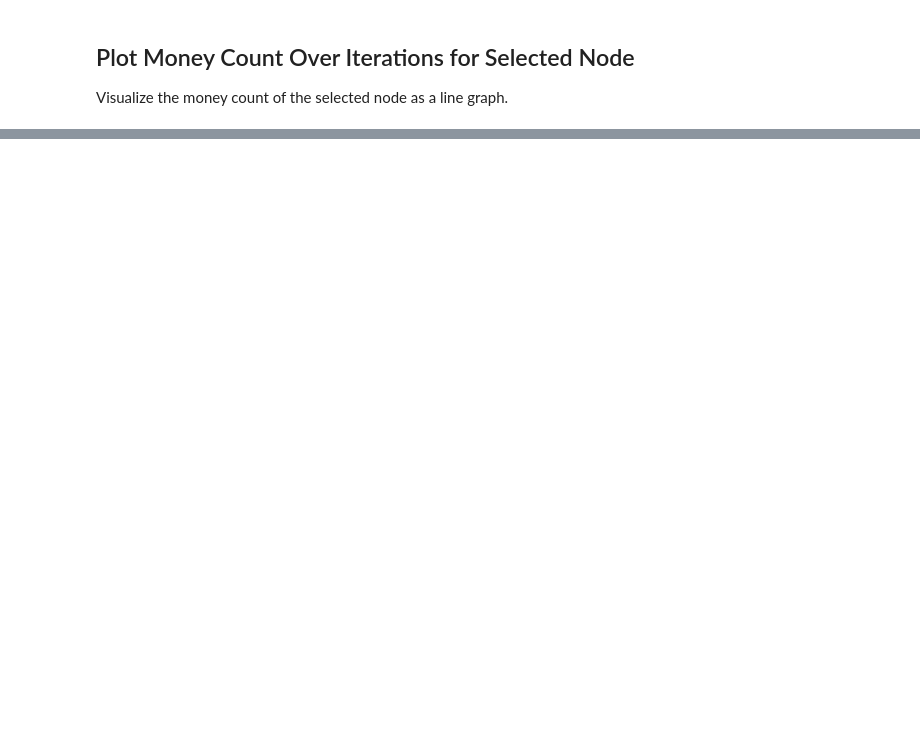
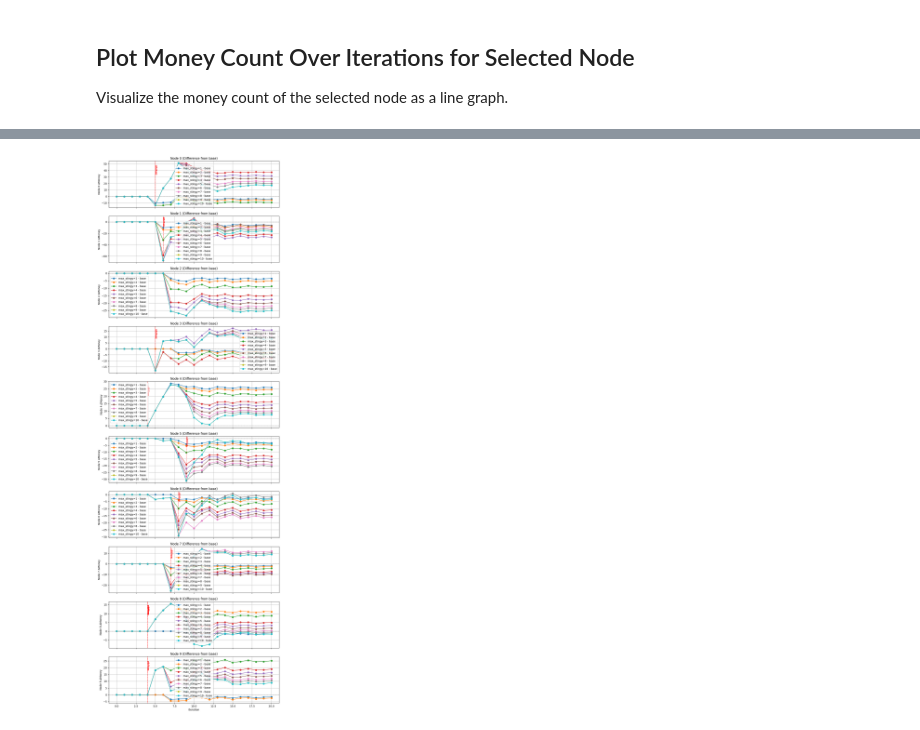
Before and after one commit to Josh-Yamada16/Networks-of-Poverty, a Jupyter notebook: networkSim/node_money_over_iterations.ipynb, the cells around one changed output, grey strips where cells are left out. Cells and saved outputs as stored; diff of their text form; code cells hidden in the pictures; blank space fills up the shorter version.

```diff
--- a/networkSim/node_money_over_iterations.ipynb
+++ b/networkSim/node_money_over_iterations.ipynb
@@ -72,0 +80,42 @@ plt.show()
+# %%
+# Plot the difference in money from the base (0 stingy behaviors) for every node in subplots, with markers for when each node becomes stingy
+base_history = all_money_histories[0]
+num_nodes = len(node_list)
+fig, axes = plt.subplots(num_nodes, 1, figsize=(10, 3*num_nodes), sharex=True)
+
+if num_nodes == 1:
+    axes = [axes]
+
+for i in range(num_nodes):
+    for max_stingy, money_history in all_money_histories.items():
+        if max_stingy == 0:
+            continue  # Skip base
+        diff = money_history[:, i] - base_history[:, i]
+        axes[i].plot(
+            range(diff.shape[0]),
+            diff,
+            marker='o',
+            label=f"max_stingy={max_stingy} - base"
+        )
+        # Find the first iteration where the node becomes stingy (self-loop appears)
+        sim = TokenSimulation(max_stingy_behaviors=max_stingy)
+        states, _, _ = sim.run_simulation(iterations=money_history.shape[0])
+        stingy_iter = None
+        for it, (graph, _) in enumerate(states):
+            if graph.has_edge(node_list[i], node_list[i]):
+                stingy_iter = it
+                break
+        if stingy_iter is not None and stingy_iter != 0:
+            axes[i].axvline(stingy_iter, color='red', linestyle=':', linewidth=1)
+            axes[i].text(stingy_iter, axes[i].get_ylim()[1]*0.9, f'Stingy@{stingy_iter}', color='red', fontsize=8, rotation=90, va='top')
+    axes[i].axhline(0, color='gray', linestyle='--', linewidth=1)
+    axes[i].set_ylabel(f'Node {i} ΔMoney')
+    axes[i].grid(True)
+    axes[i].set_title(f'Node {i} (Difference from base)')
+    axes[i].legend()
+
+axes[-1].set_xlabel('Iteration')
+plt.tight_layout()
+plt.show()
+# %% [output]
+[figure, added]
```
Also changed, not shown: parts of 3 cells of this notebook, 1 other file.
